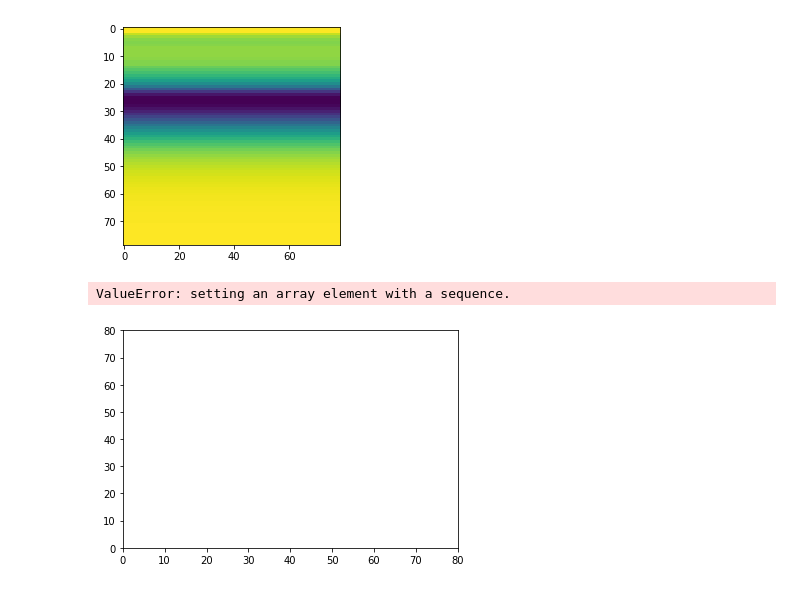
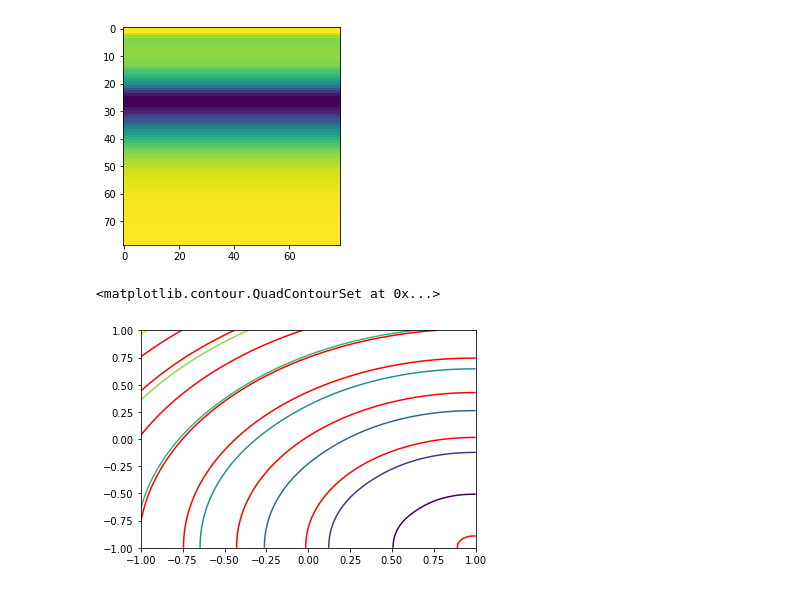
Before and after one commit to blair3sat/irss, a Jupyter notebook: sim2d.ipynb, the cells around one changed output. Saved outputs shown, nothing was run; the diff lists cells and outputs as text; code cells hidden in the pictures.

```diff
--- a/sim2d.ipynb
+++ b/sim2d.ipynb
@@ -80,15 +81,17 @@ plt.imshow(i2d)
 # %%
 X, Y = np.meshgrid(np.linspace(-1,1,len(index)), np.linspace(-1,1,len(index)))
 phi = (X-0.99)**2+(Y+0.99)**2 - 0.01
 # phi = X**2+Y**2
 
-tt = skfmm.travel_time(phi, i2d, dx=0.5/500, periodic=(1,0))
+tt = skfmm.travel_time(phi, constants.c * i2d, dx=0.5/500)
 
-plt.imshow(tt)
+#plt.imshow(tt)
 
-plt.scatter([phi[0]], c[phi[1]], s=100, facecolors="none", edgecolors="orange", lw=5)
+#plt.scatter([phi[0]], c[phi[1]], s=100, facecolors="none", edgecolors="orange", lw=5)
 
-plt.plot()
+#plt.plot()
+plt.contour(X,Y,phi,colors ='red')
+plt.contour(X,Y,tt)
 # %% [output]
-ValueError: setting an array element with a sequence.
+<matplotlib.contour.QuadContourSet at 0x...>
-[figure, old version]
+[figure, new version]
```
Also changed, not shown: parts of 1 cell of this notebook.
